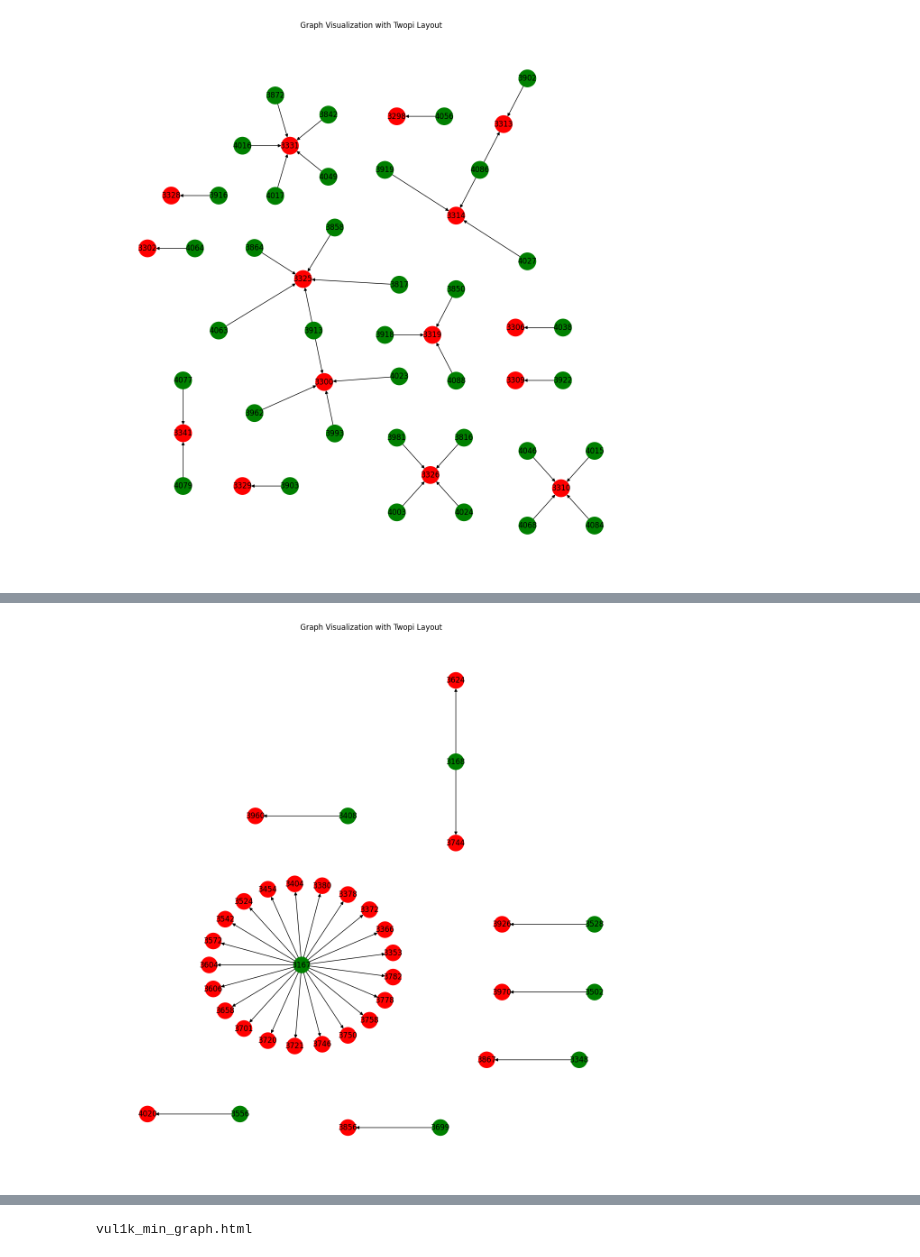
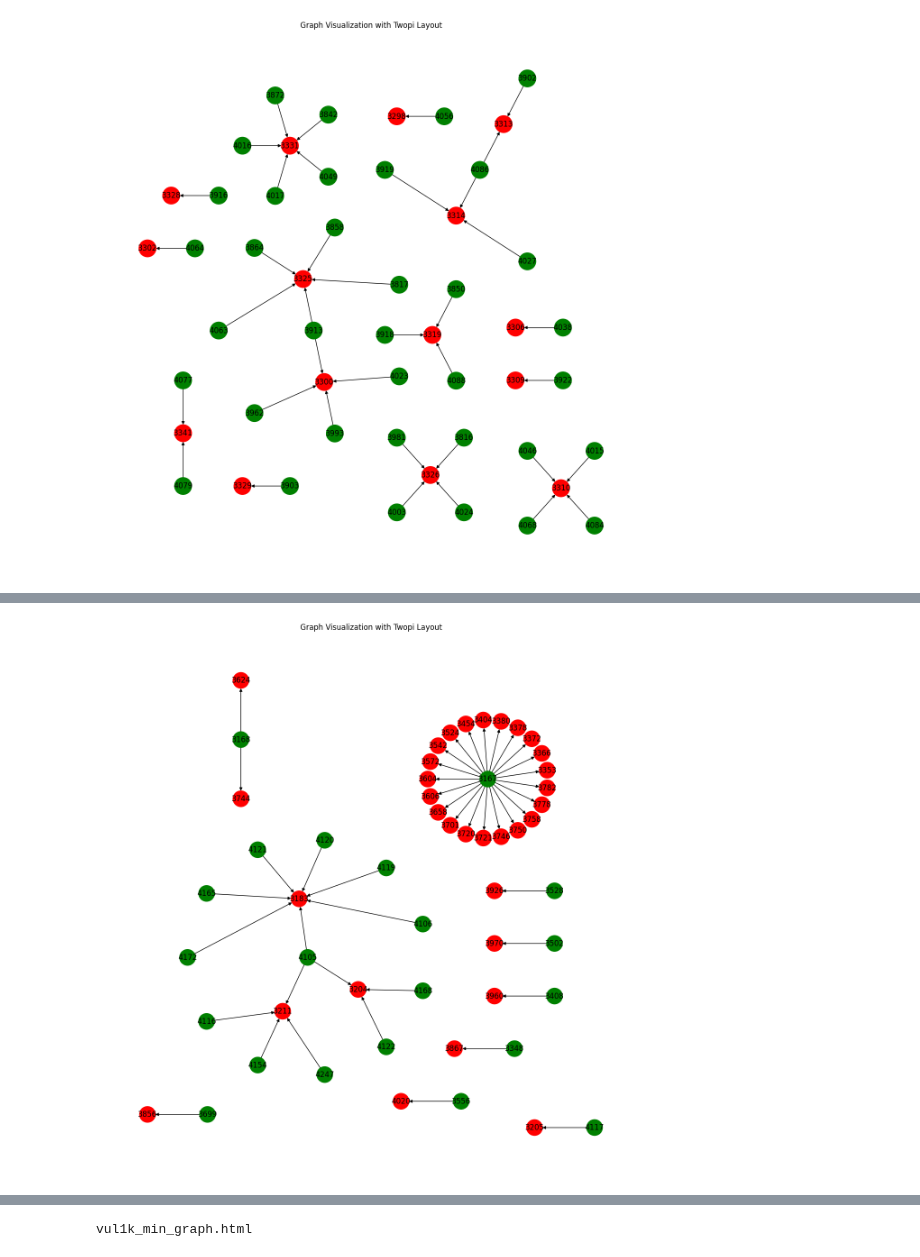
Before and after one commit to markajbell/BH, a Jupyter notebook: Stats_vul_1k.ipynb, the cells around one changed output, grey strips where cells are left out. Drawn from its saved outputs; the diff is of its cells as text; code cells hidden in the pictures.

```diff
--- a/Stats_vul_1k.ipynb
+++ b/Stats_vul_1k.ipynb
@@ -385,5 +360,5 @@ memory usage: 86.7+ KB
 # edges.tail(58)
 # edges[edges['weight'] >= 8]
 # %%
-edges = edges[:-265]
-edges.tail()
+# edges = edges[:-265]
+# edges.tail()
@@ -569,4 +520,11 @@ print(len(selected_nodes))
 851
+# %%
+tier0_node_ids = pd.DataFrame(tier0_node_ids)
+tier2_node_ids = pd.DataFrame(tier2_node_ids)
+tier1_node_ids = pd.DataFrame(tier1_node_ids)
+tier1_node_ids = tier1_node_ids.rename(columns={0: 'id'})
+tier0_node_ids = tier0_node_ids.rename(columns={0: 'id'})
+tier2_node_ids = tier2_node_ids.rename(columns={0: 'id'})
 # %% [markdown]
 # Dijkstra
 # %%
@@ -730,7 +695,7 @@ for index, path_info in shortest_paths_list.iterrows():
 #shortest_paths_with_weight.append({source: source, target: target, path: path, 'total_weight': total_weight})
 
 df1 = pd.DataFrame(shortest_paths_with_weight).copy()
-df_shortest_paths_with_weight = df1[(df1['source'].isin(tier2_node_ids)) & (df1['target'].isin(tier0_node_ids))]# & (~df1['source'].isin(tier0_node_ids)) & (~df1['target'].isin(tier2_node_ids))]
+df_shortest_paths_with_weight = df1[(df1['target'].isin(tier0_node_ids['id'].values)) & (df1['source'].isin(tier2_node_ids['id'].values)) ]# & (df1['target'].isin(tier0_node_ids))]# & (~df1['source'].isin(tier0_node_ids)) & (~df1['target'].isin(tier2_node_ids))]
 #d = df_max[(df_max['source'].isin(tier2_node_ids)) & (df_max['target'].isin(tier0_node_ids)) & (~df_max['source'].isin(tier0_node_ids)) & (~df_max['target'].isin(tier2_node_ids))]
 # At this point, shortest_paths_with_weight will contain all paths and their corresponding weights
 len(df_shortest_paths_with_weight)
@@ -833,14 +794,14 @@ for index, row in df_max.iterrows():
 colors = []
 #Assuming node 4 is the one to highlight
 for node in G.nodes():
-    if int(node) in tier0_node_ids:
+    if int(node) in tier0_node_ids['id'].values:
     #== new_node_id : # Ensure comparison is with string if nodes are strings
         colors.append('red')
         height=6
-    elif int(node) in tier1_node_ids:
+    elif int(node) in tier1_node_ids['id'].values:
         colors.append('orange')
         height=4
-    elif int(node) in tier2_node_ids:
+    elif int(node) in tier2_node_ids['id'].values:
         colors.append('green')
         height=2
     else:
@@ -891,8 +845,8 @@ from networkx.drawing.nx_pydot import *
 df=df_shortest_paths_with_weight
 
 df_min_weight =2
-#df_min_weight = df_shortest_paths_with_weight['total_weight'].min()
-df_min = df[(df['total_weight'] == df_min_weight) & (df['target'].isin(tier0_node_ids))]
+df_min_weight = df_shortest_paths_with_weight['total_weight'].min()
+df_min = df[(df['total_weight'] == df_min_weight) & (df['target'].isin(tier0_node_ids['id'].values))]
 
 
 
@@ -914,37 +868,37 @@ for index, row in df_min.iterrows():
         G.add_edge(str(path[i]), str(path[i+1]))
 colors = []
 #Assuming node 4 is the one to highlight
 for node in G.nodes():
-    if int(node) in tier0_node_ids:
+    if int(node) in tier0_node_ids['id'].values:
     #== new_node_id : # Ensure comparison is with string if nodes are strings
         colors.append('red')
         height=6
-    elif int(node) in tier1_node_ids:
+    elif int(node) in tier1_node_ids['id'].values:
         colors.append('orange')
         height=4
-    elif int(node) in tier2_node_ids:
+    elif int(node) in tier2_node_ids['id'].values:
         colors.append('green')
         height=2
     else:
         colors.append('yellow')
 
 # Set graph attributes to control spacing
 G.graph['ranksep'] = '2.0' # Increase separation between ranks
 G.graph['nodesep'] = '3.0' # Increase separation between nodes
 
 #G_pgv.graph_attr.update(root=new_node_id,ranksep='3.0',nodesep='2.0')
 #G_pgv.draw('pytry.jpg',prog='twopi') # This line caused the error
 plt.figure(figsize=(12, 12))
 # Use pydot_layout with 'twopi' program
 pos = pydot_layout(G, prog="twopi", root=str(new_node_id)) # Removed root as it might not exist in the graph
 nx.draw(G, pos, node_color=colors, with_labels=True, node_size=650, font_weight='normal')
 
 plt.title("Graph Visualization with Twopi Layout")
 graph_name = suf + '_min_twopi_graph.pdf'
 plt.savefig(graph_name, format="pdf")
 plt.show()
 # %% [output]
-[figure, old version]
+[figure, new version]
 # %%
 print(nodes[nodes['id'] == 3167])
 print(nodes[nodes['id'] == 3366])
```
Also changed, not shown: parts of 30 cells of this notebook.
